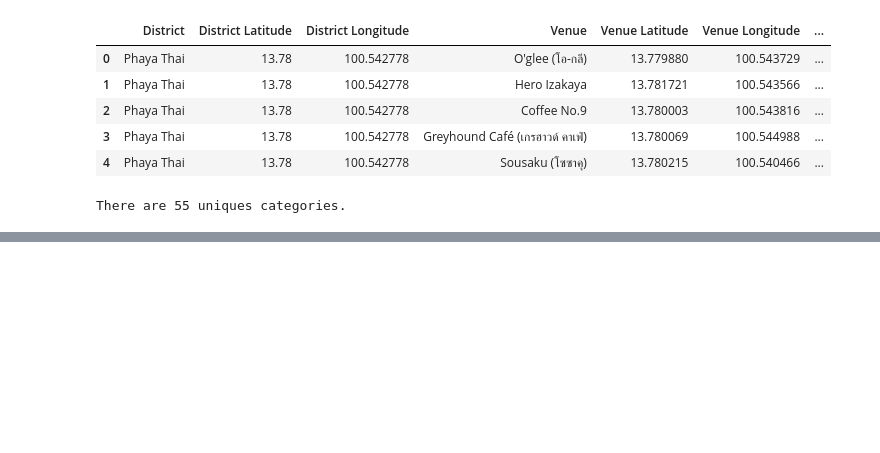
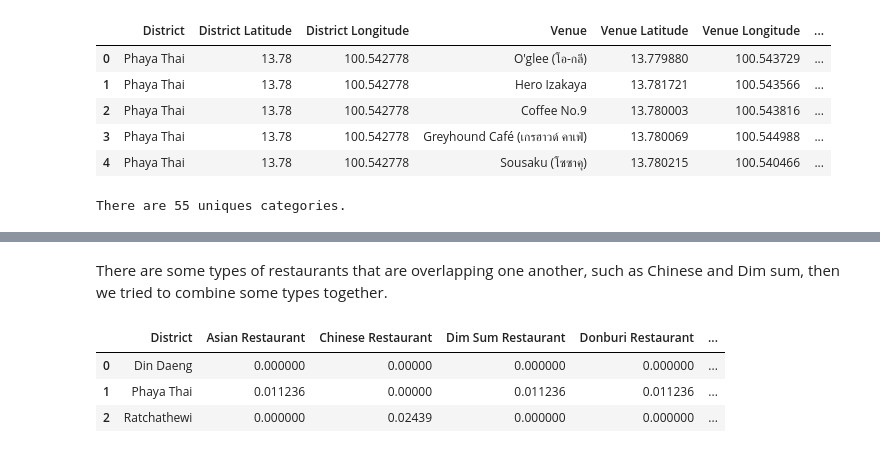
Before and after one commit to tawitsang/Coursera_Capstone, a Jupyter notebook: Capstone_Bangkok.ipynb, the cells around one changed output, grey strips where cells are left out. Saved outputs shown, nothing was run; the diff lists cells and outputs as text; code cells hidden in the pictures; blank space fills up the shorter version.

```diff
--- a/Capstone_Bangkok.ipynb
+++ b/Capstone_Bangkok.ipynb
@@ -323,0 +411,10 @@ There are 55 uniques categories.
+# %% [markdown]
+There are some types of restaurants that are overlapping one another, such as Chinese and Dim sum, then we tried to combine some types together.
+# %%
+bkk_grouped = bkk_onehot.groupby('District').mean().reset_index()
+bkk_grouped
+# %% [output]
+|  | District | Asian Restaurant | Chinese Restaurant | Dim Sum Restaurant | Donburi Restaurant | ... |
+| 0 | Din Daeng | 0.000000 | 0.00000 | 0.000000 | 0.000000 | ... |
+| 1 | Phaya Thai | 0.011236 | 0.00000 | 0.011236 | 0.011236 | ... |
+| 2 | Ratchathewi | 0.000000 | 0.02439 | 0.000000 | 0.000000 | ... |
```
Also changed, not shown: parts of 9 cells of this notebook.
